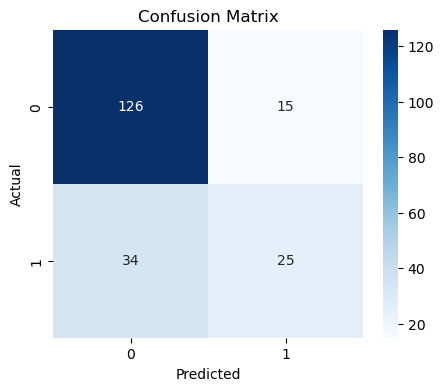
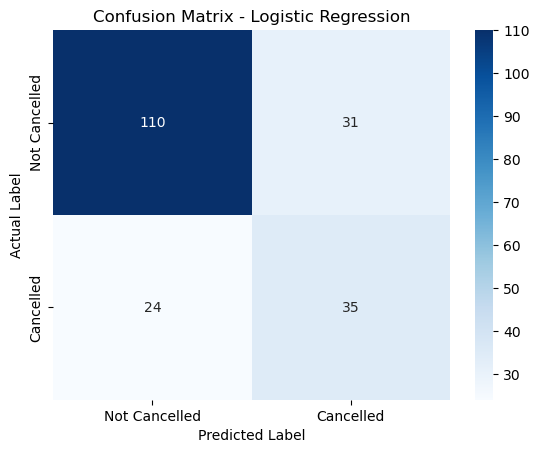
The notebook cell's code change between the first figure and the second:
--- before
+++ after
@@ -1,8 +1,10 @@
 #confusion matrix
 cm = confusion_matrix(y_test, y_pred)
-plt.figure(figsize=(5,4))
-sns.heatmap(cm, annot=True, fmt='d', cmap='Blues')
-plt.title("Confusion Matrix")
-plt.xlabel("Predicted")
-plt.ylabel("Actual")
+plt.figure()
+sns.heatmap(cm_dt, annot=True, fmt='d', cmap='Blues',
+            xticklabels=['Not Cancelled', 'Cancelled'],
+            yticklabels=['Not Cancelled', 'Cancelled'])
+plt.title("Confusion Matrix - Logistic Regression")
+plt.xlabel("Predicted Label")
+plt.ylabel("Actual Label")
 plt.show()

Commit: confusion matrix